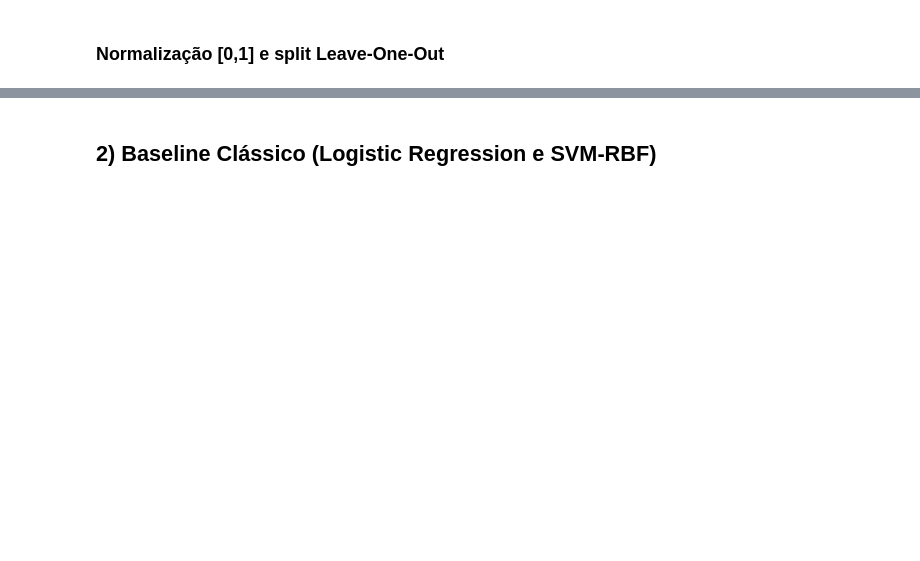
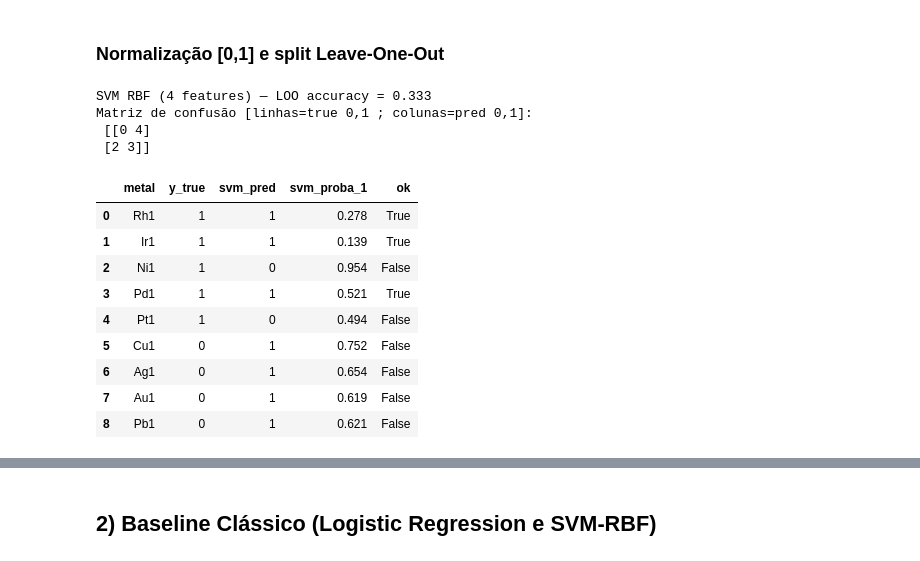
Before and after one commit to Sampa-USP/Catalysis, a Jupyter notebook: POC/POC_adsorcao_QML_AWS_reduzido___.ipynb, the cells around one changed output, grey strips where cells are left out. Drawn from its saved outputs; the diff is of its cells as text; code cells hidden in the pictures; blank space fills up the shorter version.

```diff
--- a/POC/POC_adsorcao_QML_AWS_reduzido___.ipynb
+++ b/POC/POC_adsorcao_QML_AWS_reduzido___.ipynb
@@ -61,11 +86,83 @@ display(df)
 
 ### Normalização [0,1] e split Leave-One-Out
 # %%
+import numpy as np
+import pandas as pd
+from sklearn.model_selection import LeaveOneOut
+from sklearn.pipeline import Pipeline
+from sklearn.preprocessing import MinMaxScaler
+from sklearn.svm import SVC
+from sklearn.metrics import accuracy_score, confusion_matrix
 
-X = df[["Z","Tmelt_K","rcov_A"]].to_numpy(dtype=float)
+# -----------------------------------------------------------
+# 0) Carregar dataset reduzido com rótulo
+#    Espera colunas: metal, Mendeleev, Tmelt_K, rcov_A, d_band_center, y
+# -----------------------------------------------------------
+df = pd.read_csv("metal_features_reduzido_com_y.csv")
+features = ["Mendeleev", "Tmelt_K", "rcov_A", "d_band_center"]
+
+X = df[features].to_numpy(dtype=float)
 y = df["y"].to_numpy(dtype=int)
+metals = df["metal"].astype(str).tolist()
 
-scaler = MinMaxScaler()
-Xn = scaler.fit_transform(X)
+# -----------------------------------------------------------
+# 1) Pipeline SVM (normalização dentro do fold)
+# -----------------------------------------------------------
+svm_pipe = Pipeline([
+    ("scaler", MinMaxScaler()),
+    ("clf", SVC(kernel="rbf", C=1.0, gamma="scale", probability=True))
+])
 
-print("X shape:", Xn.shape, "y shape:", y.shape)
+# -----------------------------------------------------------
+# 2) LOO-CV
+# -----------------------------------------------------------
+loo = LeaveOneOut()
+y_true = np.zeros(len(df), dtype=int)
+y_pred = np.zeros(len(df), dtype=int)
+y_prob = np.zeros(len(df), dtype=float)
+
+for train_idx, test_idx in loo.split(X):
+    Xtr, Xte = X[train_idx], X[test_idx]
+    ytr, yte = y[train_idx], y[test_idx]
+
+    svm_pipe.fit(Xtr, ytr)
+    y_pred[test_idx[0]] = svm_pipe.predict(Xte)[0]
+    y_prob[test_idx[0]] = svm_pipe.predict_proba(Xte)[0, 1]  # prob da classe 1
+    y_true[test_idx[0]] = yte[0]
+
+# -----------------------------------------------------------
+# 3) Métricas + tabela
+# -----------------------------------------------------------
+acc = accuracy_score(y_true, y_pred)
+cm  = confusion_matrix(y_true, y_pred, labels=[0,1])
+
+print(f"SVM RBF (4 features) — LOO accuracy = {acc:.3f}")
+print("Matriz de confusão [linhas=true 0,1 ; colunas=pred 0,1]:\n", cm)
+
+res = pd.DataFrame({
+    "metal": metals,
+    "y_true": y_true,
+    "svm_pred": y_pred,
+    "svm_proba_1": np.round(y_prob, 3),
+    "ok": (y_true == y_pred)
+})
+display(res)
+
+# (opcional) salvar resultados
+res.to_csv("svm_resultados_loo.csv", index=False)
+print("✅ Resultados salvos em svm_resultados_loo.csv")
+# %% [output]
+SVM RBF (4 features) — LOO accuracy = 0.333
+Matriz de confusão [linhas=true 0,1 ; colunas=pred 0,1]:
+ [[0 4]
+ [2 3]]
+|  | metal | y_true | svm_pred | svm_proba_1 | ok |
+| 0 | Rh1 | 1 | 1 | 0.278 | True |
+| 1 | Ir1 | 1 | 1 | 0.139 | True |
+| 2 | Ni1 | 1 | 0 | 0.954 | False |
+| 3 | Pd1 | 1 | 1 | 0.521 | True |
+| 4 | Pt1 | 1 | 0 | 0.494 | False |
+| 5 | Cu1 | 0 | 1 | 0.752 | False |
+| 6 | Ag1 | 0 | 1 | 0.654 | False |
+| 7 | Au1 | 0 | 1 | 0.619 | False |
+| 8 | Pb1 | 0 | 1 | 0.621 | False |
```
Also changed, not shown: parts of 13 cells of this notebook, 5 other files.
